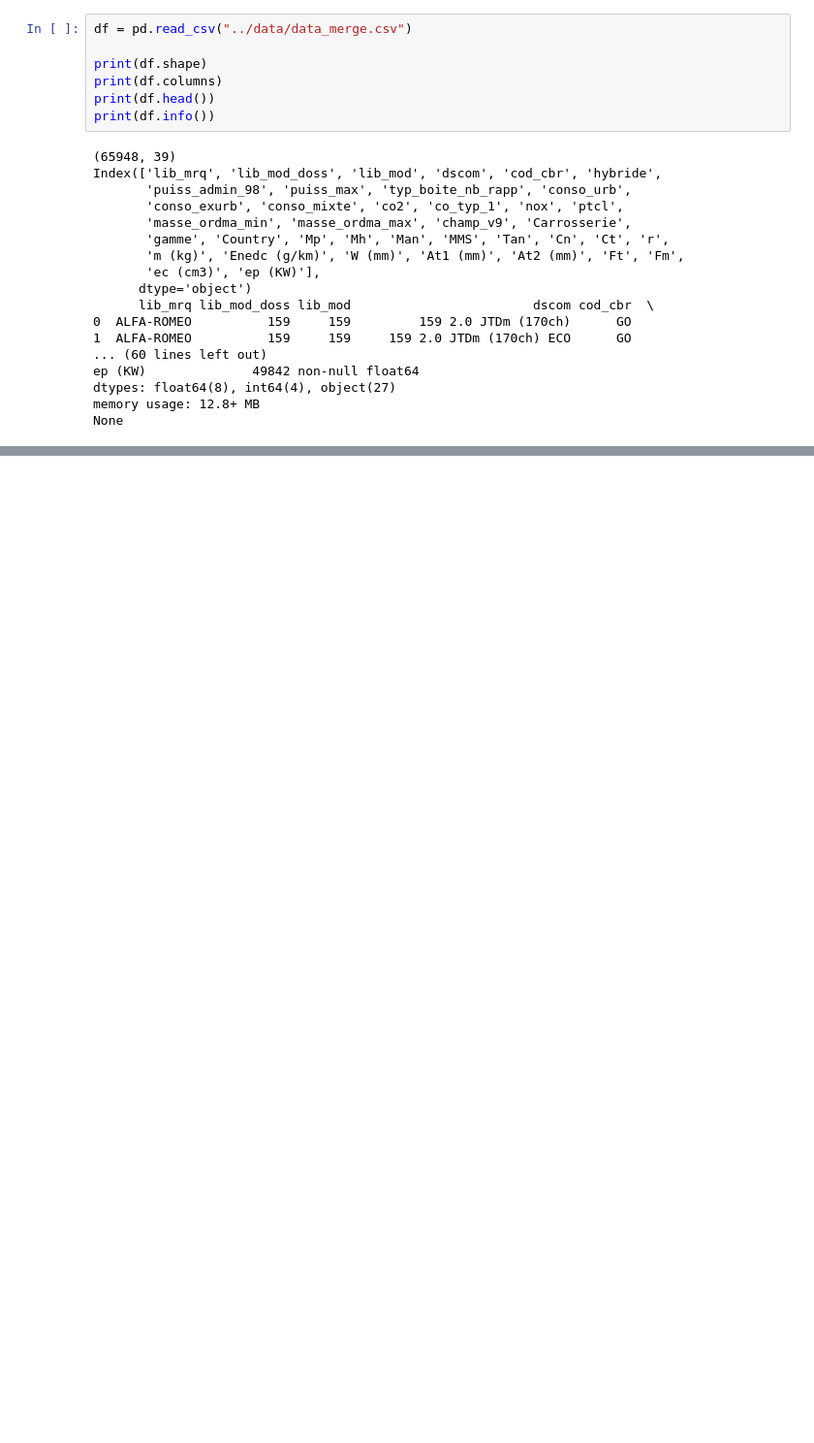
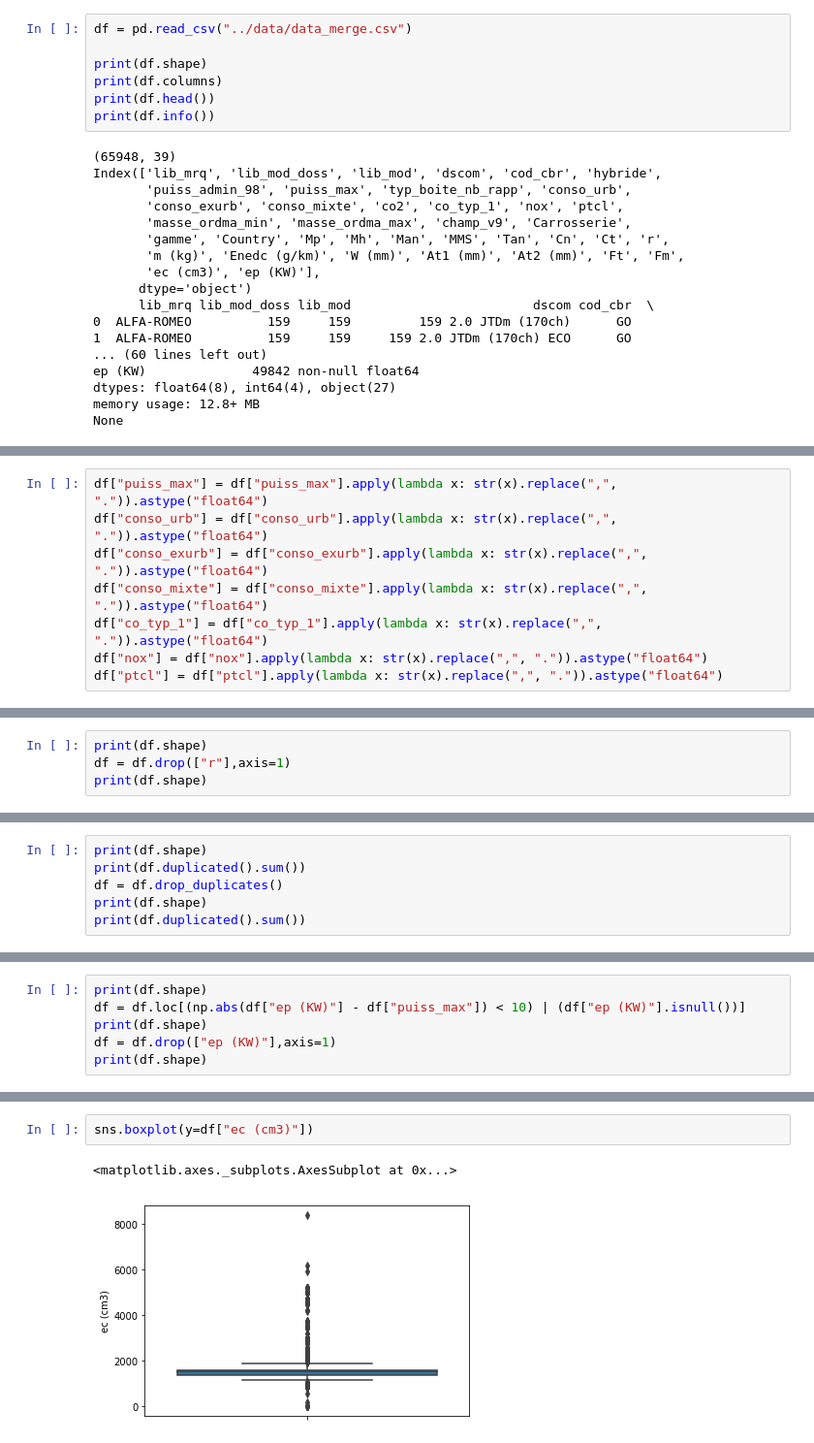
Before and after one commit to DataScientest-Studio/dec24_bds_co2, a Jupyter notebook: notebooks/4.0-ugo-merge.ipynb, the cells around one changed output, grey strips where cells are left out. Shown at 97% size. Saved outputs shown, nothing was run; the diff lists cells and outputs as text; blank space fills up the shorter version.

```diff
--- a/notebooks/4.0-ugo-merge.ipynb
+++ b/notebooks/4.0-ugo-merge.ipynb
@@ -30 +38,9 @@ None
+# %%
+df["puiss_max"] = df["puiss_max"].apply(lambda x: str(x).replace(",", ".")).astype("float64")
+df["conso_urb"] = df["conso_urb"].apply(lambda x: str(x).replace(",", ".")).astype("float64")
+df["conso_exurb"] = df["conso_exurb"].apply(lambda x: str(x).replace(",", ".")).astype("float64")
+df["conso_mixte"] = df["conso_mixte"].apply(lambda x: str(x).replace(",", ".")).astype("float64")
+df["co_typ_1"] = df["co_typ_1"].apply(lambda x: str(x).replace(",", ".")).astype("float64")
+df["nox"] = df["nox"].apply(lambda x: str(x).replace(",", ".")).astype("float64")
+df["ptcl"] = df["ptcl"].apply(lambda x: str(x).replace(",", ".")).astype("float64")
 # %% [markdown]
@@ -31,0 +48,4 @@ None
+# %%
+print(df.shape)
+df = df.drop(["r"],axis=1)
+print(df.shape)
@@ -31,0 +55,6 @@ None
+# %%
+print(df.shape)
+print(df.duplicated().sum())
+df = df.drop_duplicates()
+print(df.shape)
+print(df.duplicated().sum())
@@ -31,0 +116,6 @@ None
+# %%
+print(df.shape)
+df = df.loc[(np.abs(df["ep (KW)"] - df["puiss_max"]) < 10) | (df["ep (KW)"].isnull())]
+print(df.shape)
+df = df.drop(["ep (KW)"],axis=1)
+print(df.shape)
@@ -31,0 +163,5 @@ None
+# %%
+sns.boxplot(y=df["ec (cm3)"])
+# %% [output]
+<matplotlib.axes._subplots.AxesSubplot at 0x...>
+[figure, added]
```
Also changed, not shown: parts of 128 cells of this notebook.
